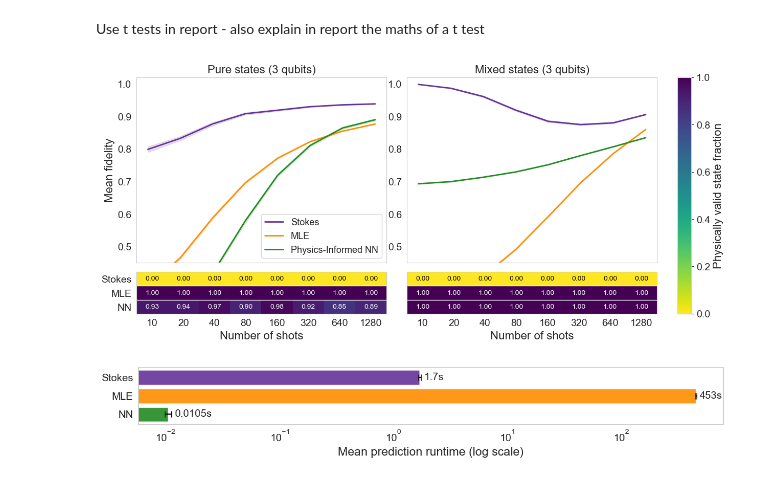
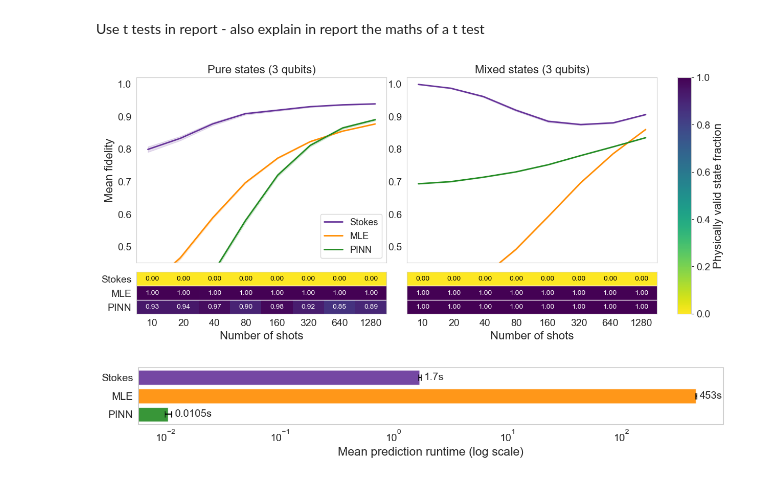
Before and after one commit to Charlow88/Masters-Project, a Jupyter notebook: src/masters_project/full_analysis.ipynb, the cells around one changed output. Drawn from its saved outputs; the diff is of its cells as text; code cells hidden in the pictures.

```diff
--- a/src/masters_project/full_analysis.ipynb
+++ b/src/masters_project/full_analysis.ipynb
@@ -704,7 +704,7 @@ linestyles = {
 display_names = {
     "Stokes": "Stokes",
     "MLE": "MLE",
-    "Physics_Informed_NN": "Physics-Informed NN"
+    "Physics_Informed_NN": "PINN"
 }
 
 # ------------------------------------------------------------
@@ -845,7 +845,7 @@ for col, (ax_main, state_type) in enumerate(zip(main_axes, state_types)):
     )
 
     ax_strip.set_yticks(np.arange(len(methods)))
-    ax_strip.set_yticklabels(["Stokes", "MLE", "NN"])
+    ax_strip.set_yticklabels(["Stokes", "MLE", "PINN"])
     if col == 1:  # right-hand heatmap
         ax_strip.set_yticks([])
         ax_strip.set_ylabel("")
@@ -906,7 +906,7 @@ colours = {
 display_names = {
     "Stokes": "Stokes",
     "MLE": "MLE",
-    "Physics_Informed_NN": "NN"
+    "Physics_Informed_NN": "PINN"
 }
 
 plt.rcParams.update({
@@ -1008,7 +1008,7 @@ methods = ["Stokes", "MLE", "Physics_Informed_NN"]
 method_names = {
     "Stokes": "Stokes",
     "MLE": "MLE",
-    "Physics_Informed_NN": "Physics-Informed NN"
+    "Physics_Informed_NN": "PINN"
 }
 
 palette = {
@@ -1203,7 +1203,7 @@ colours = {
 }
 
 display_names = {
-    "Physics_Informed_NN": "Physics-Informed NN",
+    "Physics_Informed_NN": "PINN",
     "CNN": "CNN",
     "CNN_Overlap_Mixing": "CNN Overlap Mixing",
     "CNN_Fidelity_Mixing": "CNN Fidelity Mixing",
@@ -1576,7 +1576,7 @@ linestyles = {
 display_names = {
     "Stokes": "Stokes",
     "MLE": "MLE",
-    "Physics_Informed_NN": "Physics-Informed NN"
+    "Physics_Informed_NN": "PINN"
 }
 
 plt.rcParams.update({
@@ -1723,7 +1723,7 @@ for col, (ax_main, state_type) in enumerate(zip(main_axes, state_types)):
     )
 
     ax_strip.set_yticks(np.arange(len(methods)))
-    ax_strip.set_yticklabels(["Stokes", "MLE", "NN"])
+    ax_strip.set_yticklabels(["Stokes", "MLE", "PINN"])
     if col == 1:  # right-hand heatmap
         ax_strip.set_yticks([])
         ax_strip.set_ylabel("")
@@ -1742,34 +1742,34 @@ for col, (ax_main, state_type) in enumerate(zip(main_axes, state_types)):
             val = heat[i, j]
             if not np.isnan(val):
                 txt_colour = "white" if val > 0.5 else "black"
                 ax_strip.text(
                     j, i, f"{val:.2f}",
                     ha="center", va="center",
                     fontsize=10, color=txt_colour
                 )
 
 # ------------------------------------------------------------
 # Shared formatting
 # ------------------------------------------------------------
 ax_main_left.set_ylim(0.45, 1.02)
 ax_main_left.legend(loc="lower right", fontsize=13)
 
 # Hide duplicate y-label on right fidelity panel
 ax_main_right.set_ylabel("")
 
 cax = fig.add_subplot(outer[:, 2])
 sm = ScalarMappable(norm=norm, cmap=cmap)
 sm.set_array([])
 cbar = fig.colorbar(sm, cax=cax)
 cbar.set_label("Physically valid state fraction")
 
 # fig.suptitle("Stokes, MLE, and Physics-Informed Neural Network for 2-Qubit States", y=0.98)
 plt.tight_layout()
 plt.grid(False)
 plt.savefig("stokes_mle_nn_comparison_fidelity_physicality_3qubit.png", dpi=600)
 plt.show()
 # %% [output]
-[figure, old version]
+[figure, new version]
 # %%
 import numpy as np
 import matplotlib.pyplot as plt
```
Also changed, not shown: parts of 6 cells of this notebook, 6 other files.
